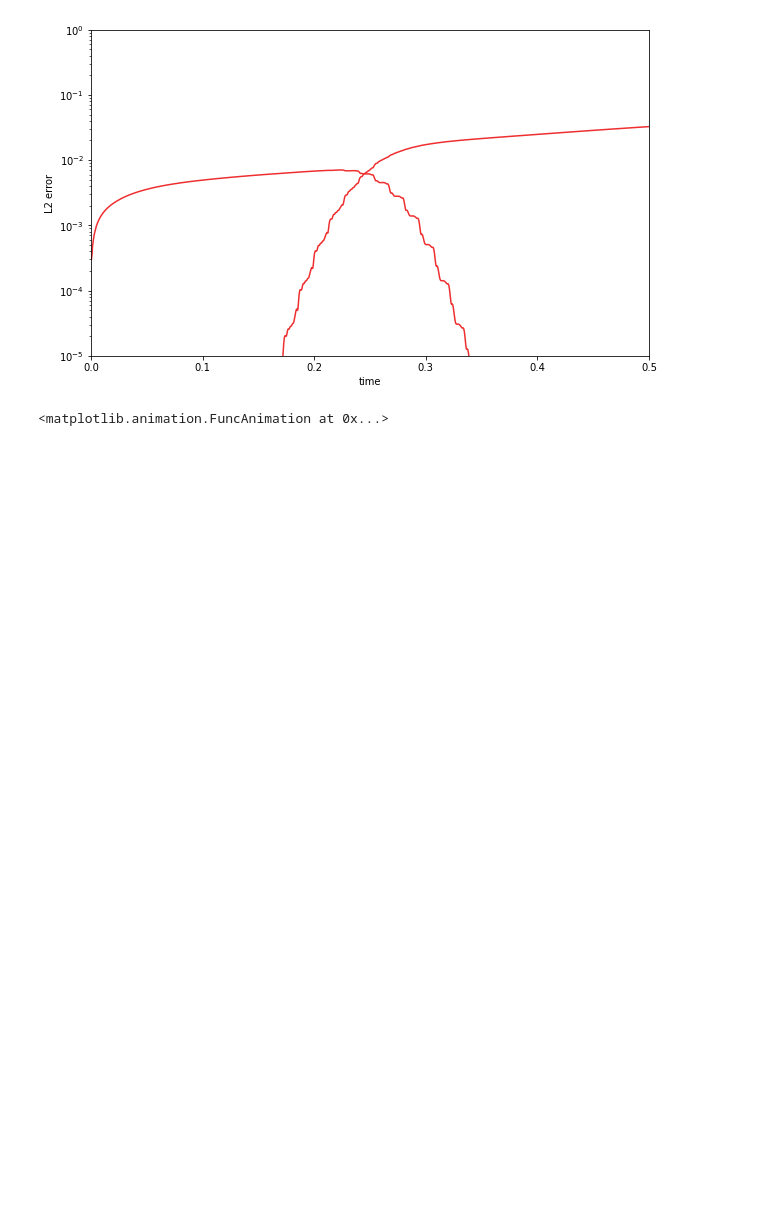
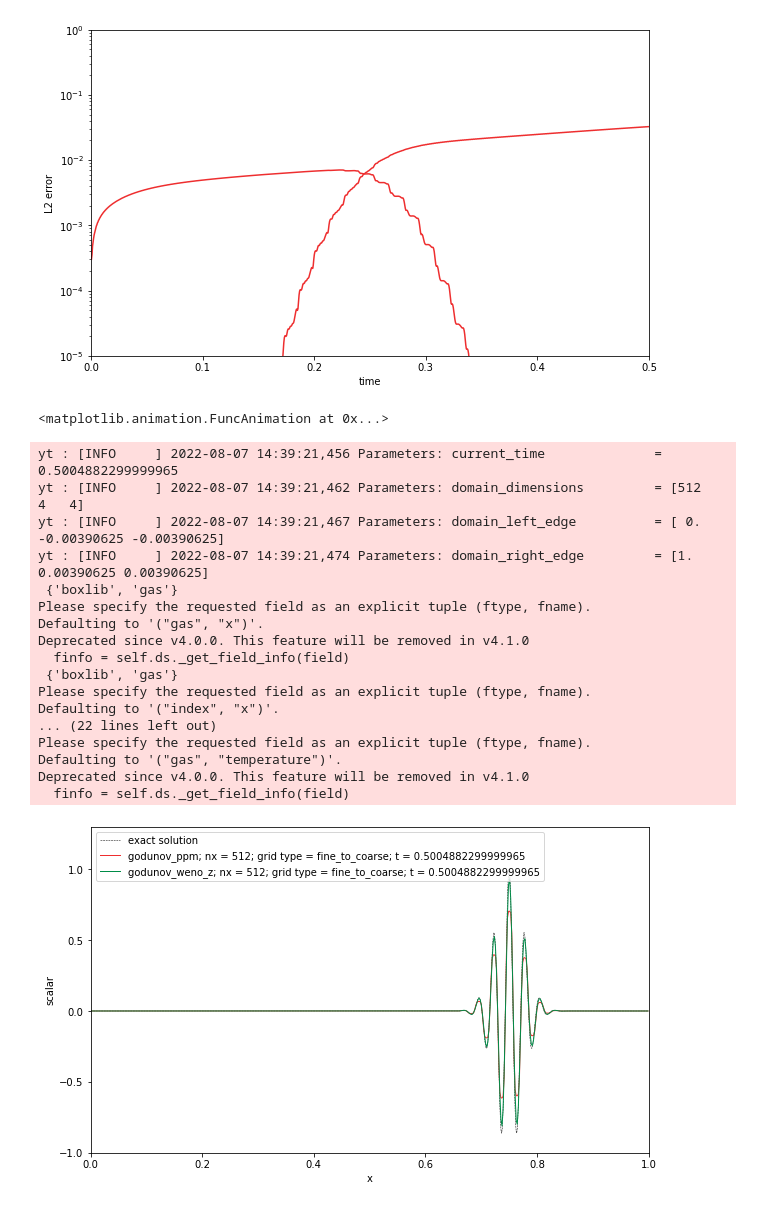
Before and after one commit to diederikb/nrel_jupyter_notebooks, a Jupyter notebook: postprocess_scalar_advection_RMFM_figures.ipynb, the cells around one changed output. Drawn from its saved outputs; the diff is of its cells as text; code cells hidden in the pictures; blank space fills up the shorter version.

```diff
--- a/postprocess_scalar_advection_RMFM_figures.ipynb
+++ b/postprocess_scalar_advection_RMFM_figures.ipynb
@@ -687,3 +687,39 @@ anim = FuncAnimation(fig, animate, init_func=init, frames=len(t_list), interval=
 anim
 # %% [output]
 <matplotlib.animation.FuncAnimation at 0x...>
+# %%
+fig, ax = plt.subplots(figsize=(10, 6))
+
+x_exact = np.linspace(0, 1, num=1000)
+scalar_exact = [function(x_i,center,amplitude,width,eta,0.5) for x_i in x_exact]
+ax.plot(x_exact,scalar_exact,color='black',label='exact solution',linewidth=lw_exact,linestyle=ls_exact)
+
+postprocess_dist('yalla2021/eta_2',-1,root_dir,['godunov_ppm','godunov_weno_z'],['fine_to_coarse'],[512],
+                 ax,linestyle_list,color_list,[1.0],True,2)
+
+ax.legend(loc='upper left')
+ax.set_xlim([0,1])
+ax.set_ylim([-1.0,1.3])
+ax.set_xlabel('x')
+ax.set_ylabel('scalar')
+
+fig.savefig('6b-scalar_advection_refined_final_godunov_ppm_weno_z.png')
+# %% [output]
+yt : [INFO     ] 2022-08-07 14:39:21,456 Parameters: current_time              = 0.5004882299999965
+yt : [INFO     ] 2022-08-07 14:39:21,462 Parameters: domain_dimensions         = [512   4   4]
+yt : [INFO     ] 2022-08-07 14:39:21,467 Parameters: domain_left_edge          = [ 0.         -0.00390625 -0.00390625]
+yt : [INFO     ] 2022-08-07 14:39:21,474 Parameters: domain_right_edge         = [1.         0.00390625 0.00390625]
+ {'boxlib', 'gas'}
+Please specify the requested field as an explicit tuple (ftype, fname).
+Defaulting to '("gas", "x")'.
+Deprecated since v4.0.0. This feature will be removed in v4.1.0
+  finfo = self.ds._get_field_info(field)
+ {'boxlib', 'gas'}
+Please specify the requested field as an explicit tuple (ftype, fname).
+Defaulting to '("index", "x")'.
+... (22 lines left out)
+Please specify the requested field as an explicit tuple (ftype, fname).
+Defaulting to '("gas", "temperature")'.
+Deprecated since v4.0.0. This feature will be removed in v4.1.0
+  finfo = self.ds._get_field_info(field)
+[figure, added]
```
Also changed, not shown: parts of 13 cells of this notebook, 2 other files.
